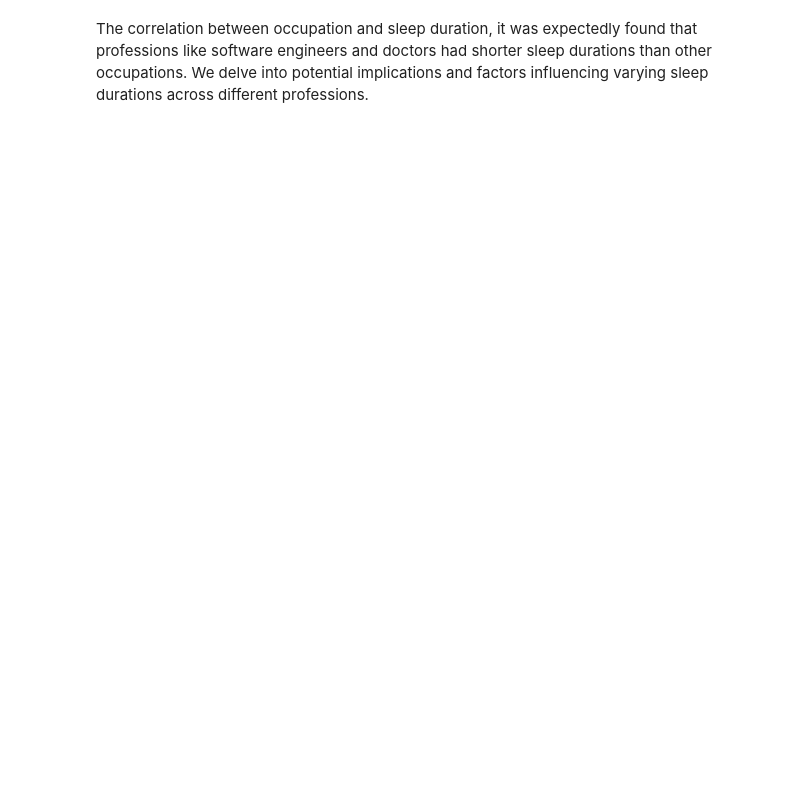
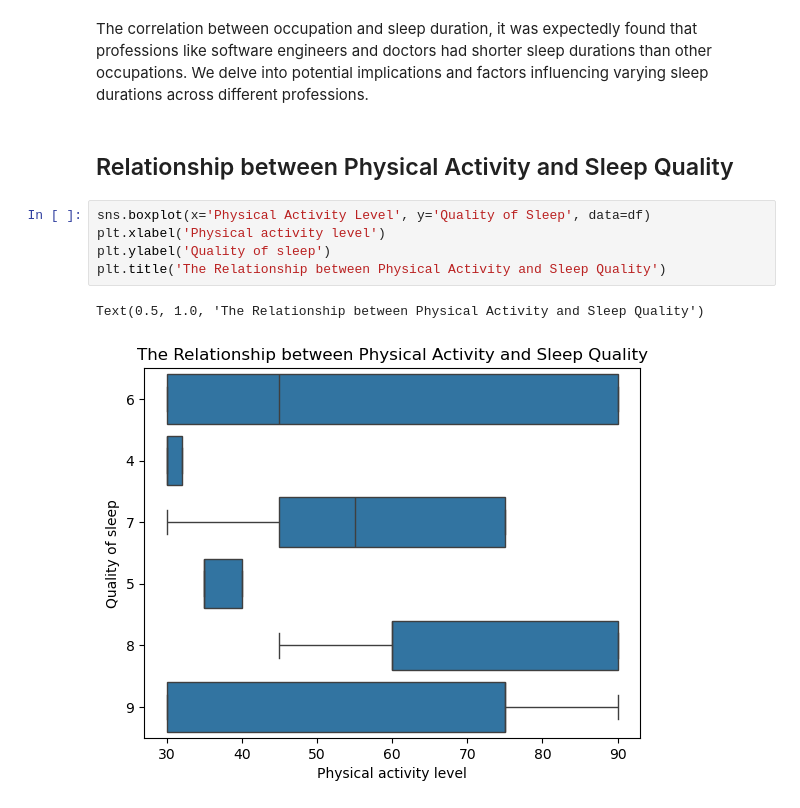
Before and after one commit to ShoaibNaseer/MSc_data_science_projects, a Jupyter notebook: other_projects/sleep_health_analysis/sleep_quality_analysis.ipynb, the cells around one changed output. Saved outputs shown, nothing was run; the diff lists cells and outputs as text; blank space fills up the shorter version.

```diff
--- a/other_projects/sleep_health_analysis/sleep_quality_analysis.ipynb
+++ b/other_projects/sleep_health_analysis/sleep_quality_analysis.ipynb
@@ -193,2 +193,12 @@ plt.show()
 # %% [markdown]
 The correlation between occupation and sleep duration, it was expectedly found that professions like software engineers and doctors had shorter sleep durations than other occupations. We delve into potential implications and factors influencing varying sleep durations across different professions.
+# %% [markdown]
+## Relationship between Physical Activity and Sleep Quality
+# %%
+sns.boxplot(x='Physical Activity Level', y='Quality of Sleep', data=df)
+plt.xlabel('Physical activity level')
+plt.ylabel('Quality of sleep')
+plt.title('The Relationship between Physical Activity and Sleep Quality')
+# %% [output]
+Text(0.5, 1.0, 'The Relationship between Physical Activity and Sleep Quality')
+[figure, added]
```
Also changed, not shown: parts of 11 cells of this notebook.
